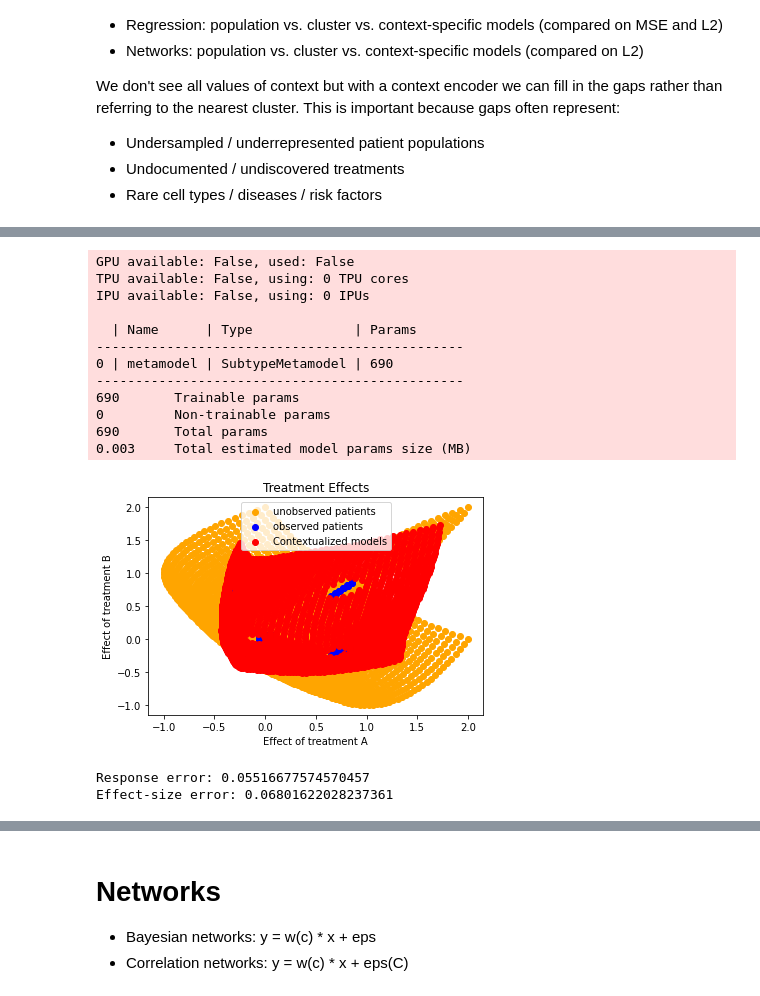
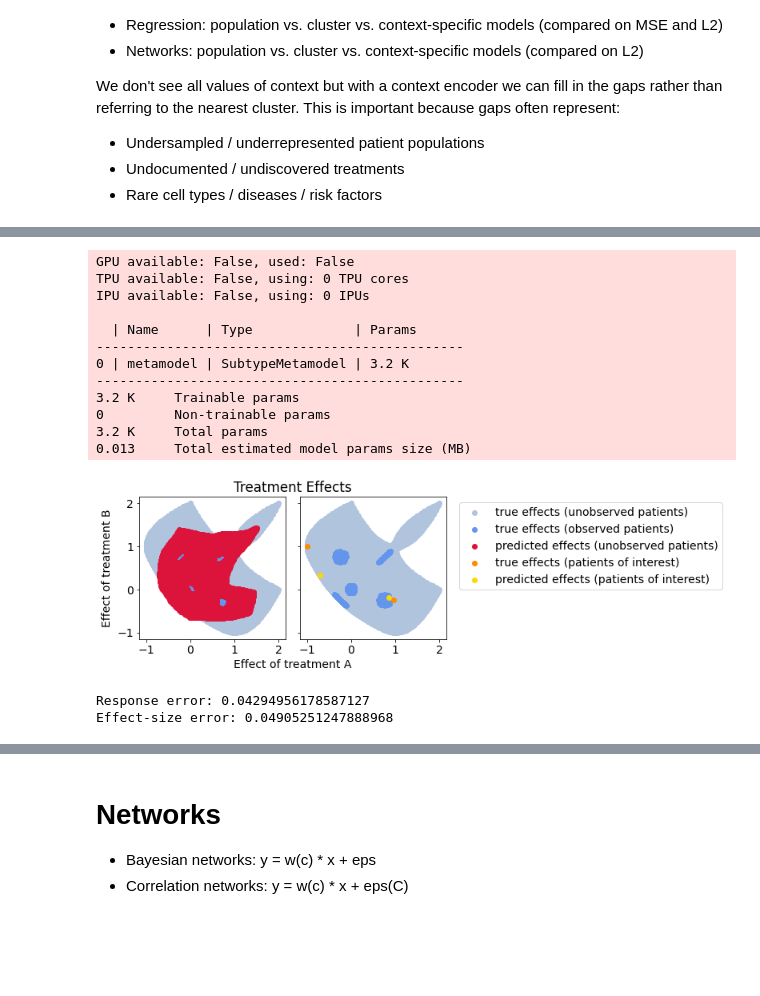
Before and after one commit to cnellington/Contextualized, a Jupyter notebook: experiments/simulation/cluster_demo.ipynb, the cells around one changed output, grey strips where cells are left out. Saved outputs shown, nothing was run; the diff lists cells and outputs as text; code cells hidden in the pictures; blank space fills up the shorter version.

```diff
--- a/experiments/simulation/cluster_demo.ipynb
+++ b/experiments/simulation/cluster_demo.ipynb
@@ -11,9 +11,11 @@ We don't see all values of context but with a context encoder we can fill in the
 - Rare cell types / diseases / risk factors
 # %%
 import numpy as np
-import matplotlib.pyplot as plt
 import torch
-
 from sklearn.cluster import KMeans
 from contextualized.regression import ContextualizedRegression, RegressionTrainer
+
+import matplotlib as mpl
+import matplotlib.pyplot as plt
+plt.rcParams.update({'font.size': 14})
 # %%
@@ -291,51 +376,41 @@ Effect-size error: 0.47822391107055157
 # %%
-# Regression from context
+# Regression from context encoding
+encoder_kwargs = {'width': 50, 'layers': 3}
+model = ContextualizedRegression(C.shape[-1], X.shape[-1], Y.shape[-1], encoder_kwargs=encoder_kwargs)
+train_dataloader = model.dataloader(C_train, X_train, Y_train, batch_size=1)
+test_dataloader = model.dataloader(C_test, X_test, Y_test, batch_size=100)
+patient_dataloader = model.dataloader(C_patients, X_patients, Y_patients, batch_size=1)
 
-# C_new = np.concatenate((C, noise), axis=-1)
-C_new = C.copy()
-C_new_train, C_new_test = split(C_new)
-
-encoder_kwargs = {'width': 50, 'layers': 2}
-model = ContextualizedRegression(C_new.shape[-1], X.shape[-1], Y.shape[-1], encoder_kwargs=encoder_kwargs)
-train_dataloader = model.dataloader(C_new_train, X_train, Y_train, batch_size=1)
-test_dataloader = model.dataloader(C_new_test, X_test, Y_test, batch_size=100)
-trainer = RegressionTrainer(max_epochs=100, auto_lr_find=True)
+trainer = RegressionTrainer(max_epochs=150, auto_lr_find=True)
 trainer.fit(model, train_dataloader)
 
 w_hat, _ = trainer.predict_params(model, test_dataloader)
 w_hat = w_hat.squeeze()
 y_hat = (X_test * w_hat).sum(axis=1)[:,np.newaxis]
 
-plt.scatter(W_test[:,0], W_test[:,1], c='orange', label='unobserved patients')
-plt.scatter(W_train[:,0], W_train[:,1], c='blue', label='observed patients')
-plt.scatter(w_hat[:,0], w_hat[:,1], c='red', label='Contextualized models')
-plt.xlabel('Effect of treatment A')
-plt.ylabel('Effect of treatment B')
-plt.title('Treatment Effects')
-plt.legend()
-plt.show()
+patient_w_hat, _ = trainer.predict_params(model, patient_dataloader)
+patient_w_hat = patient_w_hat.squeeze()
 
-# plt.scatter(X_test[:,0], X_test[:,1], c=y_hat)
-# plt.show()
+plot_all(w_hat, patient_w_hat, 'encoder')
 
 y_mse = mse(Y_test, y_hat)
 w_mse = mse(W_test, w_hat)
 print(f"Response error: {y_mse}")
 print(f"Effect-size error: {w_mse}")
 # %% [output]
 GPU available: False, used: False
 TPU available: False, using: 0 TPU cores
 IPU available: False, using: 0 IPUs
 
   | Name      | Type             | Params
 -----------------------------------------------
-0 | metamodel | SubtypeMetamodel | 690
+0 | metamodel | SubtypeMetamodel | 3.2 K
 -----------------------------------------------
-690       Trainable params
+3.2 K     Trainable params
 0         Non-trainable params
-690       Total params
-0.003     Total estimated model params size (MB)
+3.2 K     Total params
+0.013     Total estimated model params size (MB)
-[figure, old version]
+[figure, new version]
-Response error: 0.05516677574570457
-Effect-size error: 0.06801622028237361
+Response error: 0.04294956178587127
+Effect-size error: 0.04905251247888968
 # %%
```
Also changed, not shown: parts of 15 cells of this notebook.
